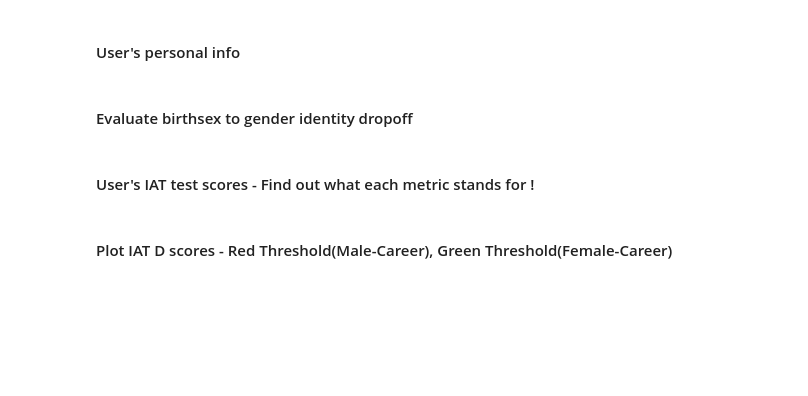
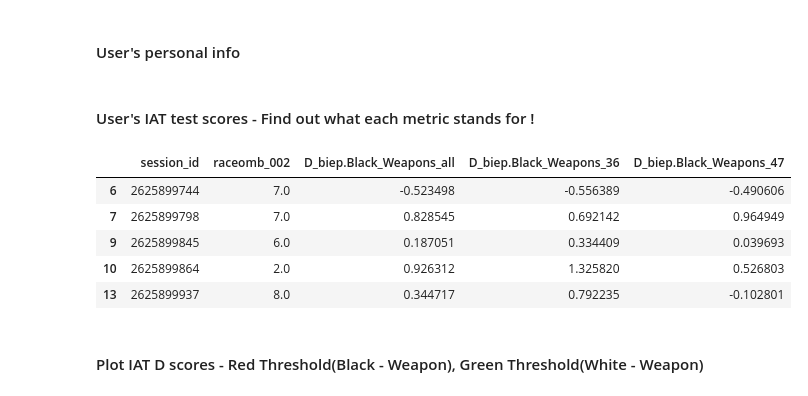
Before and after one commit to urbangeek/IAT-weapons, a Jupyter notebook: IAT_cleaning.ipynb, the cells around one changed output. Cells and saved outputs as stored; diff of their text form; code cells hidden in the pictures; blank space fills up the shorter version.

```diff
--- a/IAT_cleaning.ipynb
+++ b/IAT_cleaning.ipynb
@@ -59,5 +72,3 @@ df.dropna(subset=['anninc'], how='all', inplace = True)
 #### User's personal info
 # %%
 #df[['session_id','birthsex','anninc','primary1','num_primary1a','secondary1','num_secondary1a','occuself']]
-# %% [markdown]
-#### Evaluate birthsex to gender identity dropoff
@@ -80,7 +75,15 @@ df.dropna(subset=['anninc'], how='all', inplace = True)
 # %% [markdown]
 #### User's IAT test scores  - Find out what each metric stands for !
 # %%
-score_df = df[['session_id','birthsex','D_biep.Male_Career_all','D_biep.Male_Career_36','D_biep.Male_Career_47']]
+score_df = df[['session_id','raceomb_002','D_biep.Black_Weapons_all','D_biep.Black_Weapons_36','D_biep.Black_Weapons_47']]
+score_df.head()
+# %% [output]
+|  | session_id | raceomb_002 | D_biep.Black_Weapons_all | D_biep.Black_Weapons_36 | D_biep.Black_Weapons_47 |
+| 6 | 2625899744 | 7.0 | -0.523498 | -0.556389 | -0.490606 |
+| 7 | 2625899798 | 7.0 | 0.828545 | 0.692142 | 0.964949 |
+| 9 | 2625899845 | 6.0 | 0.187051 | 0.334409 | 0.039693 |
+| 10 | 2625899864 | 2.0 | 0.926312 | 1.325820 | 0.526803 |
+| 13 | 2625899937 | 8.0 | 0.344717 | 0.792235 | -0.102801 |
 # %% [markdown]
-#### Plot IAT D scores - Red Threshold(Male-Career), Green Threshold(Female-Career)
+#### Plot IAT D scores - Red Threshold(Black - Weapon), Green Threshold(White - Weapon)
 # %%
```
Also changed, not shown: parts of 8 cells of this notebook, 1 other file.
